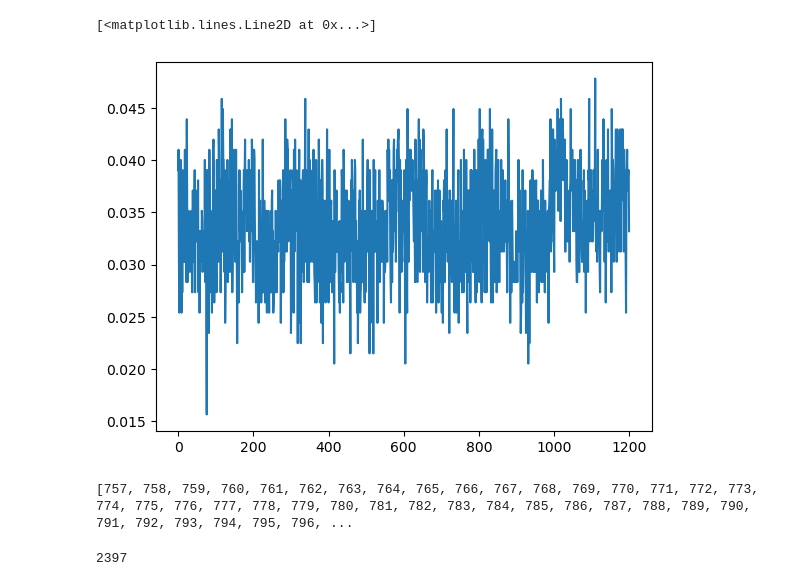
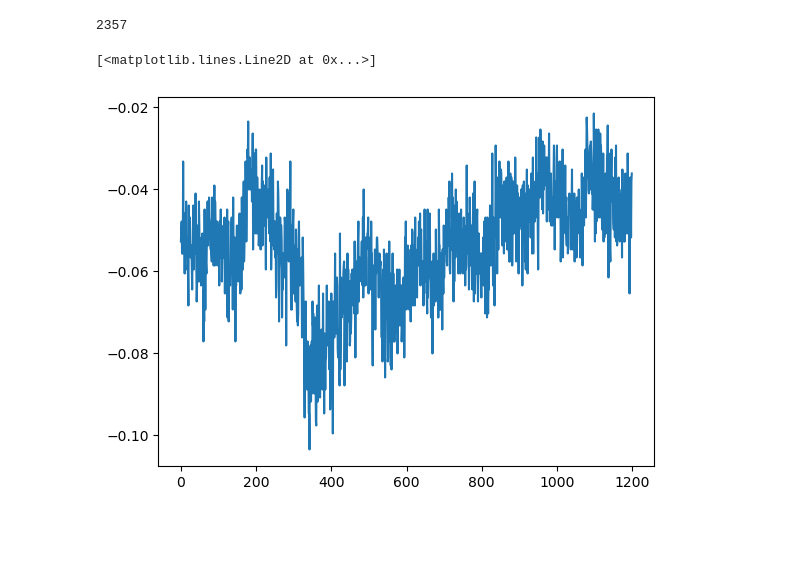
Before and after one commit to PauFuentesH/TFG_PauFuentes, a Jupyter notebook: IMU.ipynb, the cells around one changed output. Drawn from its saved outputs; the diff is of its cells as text; code cells hidden in the pictures; blank space fills up the shorter version.

```diff
--- a/IMU.ipynb
+++ b/IMU.ipynb
@@ -128,23 +138,20 @@ balance_test.loc[757:790]
-# %%
-llista = list(range(0,1200))
-plt.plot(llista,balance_test.loc[757:1956]["accelerometerY"])
-# %% [output]
-[<matplotlib.lines.Line2D at 0x...>]
-[figure, removed]
 # %%
 
-balance_test = dades.loc[dades["test"]==5, ["action","accelerometerX","accelerometerY","accelerometerZ"]]
+balance_test = dades.loc[dades["test"]==5, ["action","accelerometerX","accelerometerY","accelerometerZ", "gravityVectorX", "gravityVectorY", "gravityVectorZ", "gyroscopeX", "gyroscopeY", "gyroscopeZ"]]
 
 llista_ROA = balance_test.index[balance_test["action"] == 1].tolist()
 
-print(llista_ROA)
 llista_ROC = balance_test.index[balance_test["action"] == 2].tolist()
 llista_RGA = balance_test.index[balance_test["action"] == 3].tolist()
 llista_RGC = balance_test.index[balance_test["action"] == 4].tolist()
 balance_test.drop("action", inplace=True, axis=1)
-# %% [output]
-[757, 758, 759, 760, 761, 762, 763, 764, 765, 766, 767, 768, 769, 770, 771, 772, 773, 774, 775, 776, 777, 778, 779, 780, 781, 782, 783, 784, 785, 786, 787, 788, 789, 790, 791, 792, 793, 794, 795, 796, ...
-# %%
-len(llista_ROA)
-# %% [output]
-2397
+# %%
+len(llista_RGC)
+# %% [output]
+2357
+# %%
+llista = list(range(0,1200))
+plt.plot(llista,balance_test.loc[757:1956]["accelerometerZ"])
+# %% [output]
+[<matplotlib.lines.Line2D at 0x...>]
+[figure, added]
```
Also changed, not shown: parts of 40 cells of this notebook, 1 other file.
